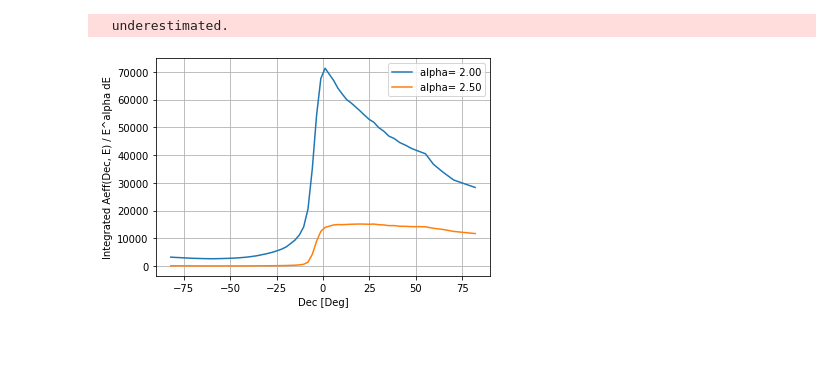
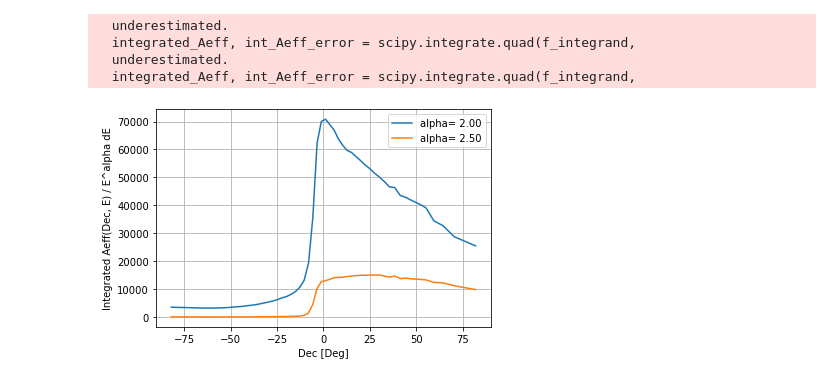
Before and after one commit to katherinemcd/public_icecube_data_analysis, a Jupyter notebook: A04p2_open_and_convert_icecube_limits.ipynb, the cells around one changed output. Saved outputs shown, nothing was run; the diff lists cells and outputs as text; code cells hidden in the pictures; blank space fills up the shorter version.

```diff
--- a/A04p2_open_and_convert_icecube_limits.ipynb
+++ b/A04p2_open_and_convert_icecube_limits.ipynb
@@ -160,32 +160,35 @@ def load_Aeff(input_file_names, output_file_name, alpha=2.5, verbose=False):
 
 
 
 
     return x_dec_steps, y_integrate_steps
 
 
 if(__name__ == "__main__"):
 
-    input_file_names = glob.glob("./data/tabulatedaeff/IC*.txt")
+    input_file_names = glob.glob("./data/tabulatedaeff/IC*.csv")
 
     for alpha in [2.0, 2.5]:
         output_file_name = "./processed_data/output_icecube_AffIntegrated_%s.npz" % alpha
 
 
         dec_steps, y_integrate_steps = load_Aeff(input_file_names, output_file_name, alpha)
 
 
         plt.plot(dec_steps, y_integrate_steps, label="alpha= %.2f" % alpha)
 
     plt.xlabel("Dec [Deg]")
     plt.ylabel("Integrated Aeff(Dec, E) / E^alpha dE")
     plt.grid()
     plt.legend()
     plt.show()
 
 
 
     plt.show()
 # %% [output]
   underestimated.
+  integrated_Aeff, int_Aeff_error = scipy.integrate.quad(f_integrand,
+  underestimated.
+  integrated_Aeff, int_Aeff_error = scipy.integrate.quad(f_integrand,
-[figure, old version]
+[figure, new version]
```
Also changed, not shown: 26 other files.
